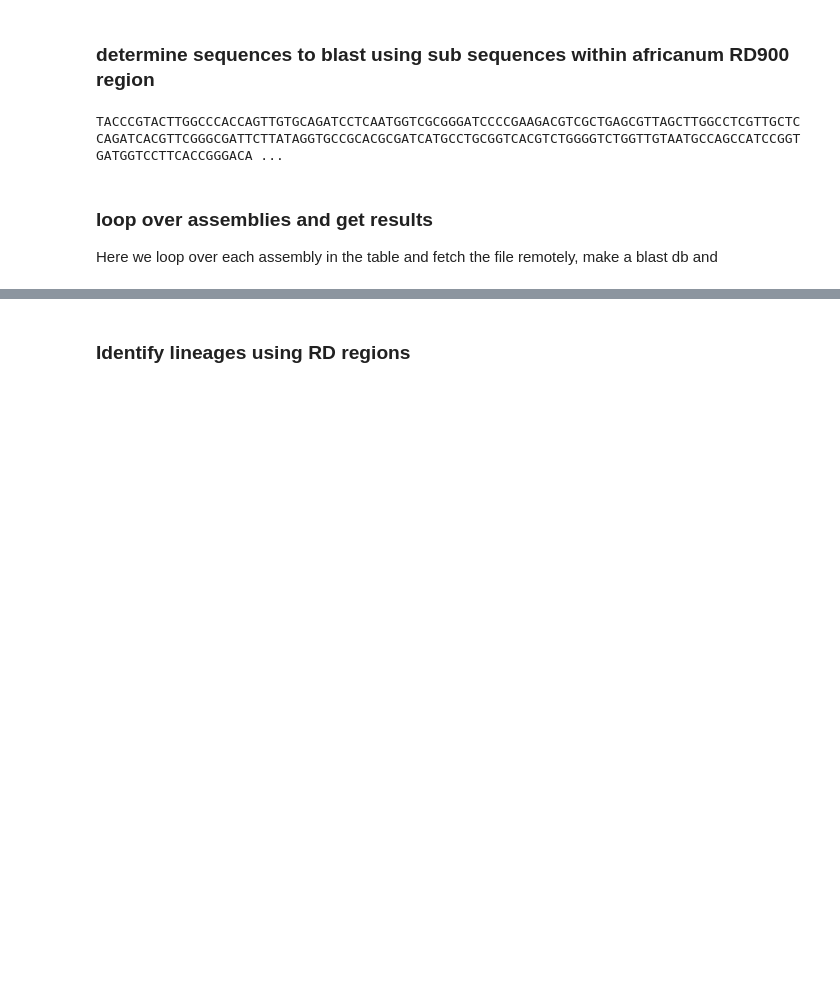
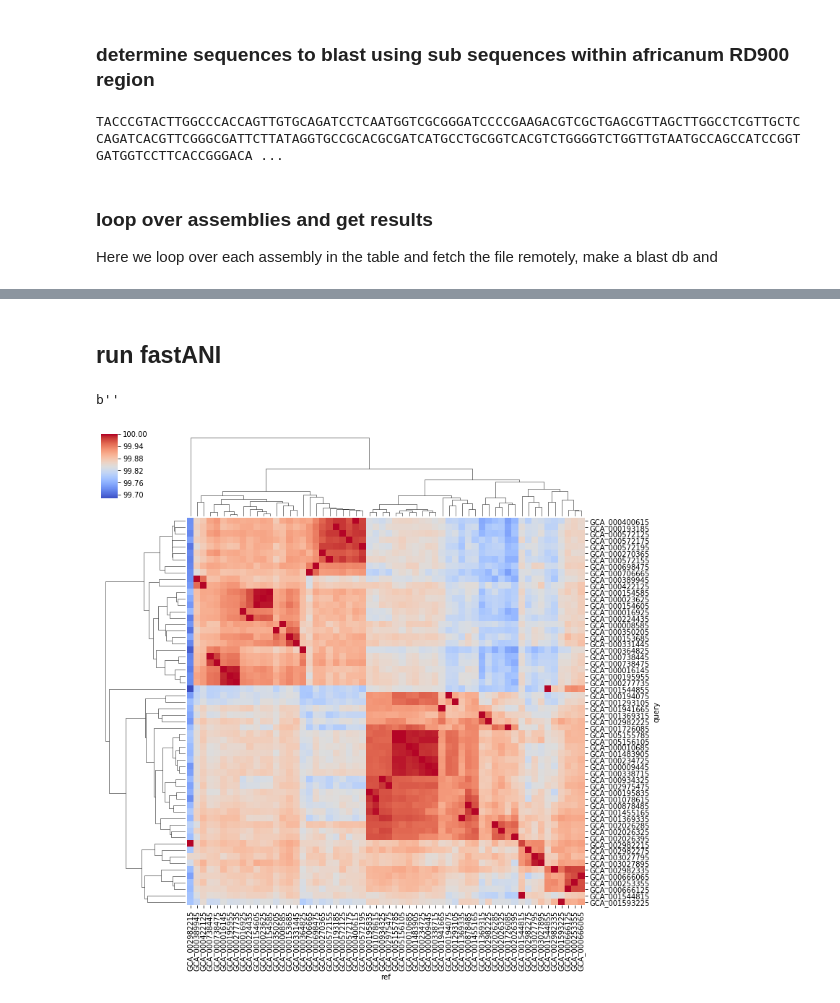
Before and after one commit to dmnfarrell/mtbc_analyses, a Jupyter notebook: rd900_analysis.ipynb, the cells around one changed output, grey strips where cells are left out. Saved outputs shown, nothing was run; the diff lists cells and outputs as text; code cells hidden in the pictures; blank space fills up the shorter version.

Commit message:
use fastani for species tree

```diff
--- a/rd900_analysis.ipynb
+++ b/rd900_analysis.ipynb
@@ -182,11 +189,31 @@ anim = pd.read_csv('ANIm_out/ANIm_percentage_identity.tab',sep='\t',index_col=0)
+# %% [markdown]
+## run fastANI
+# %%
+#anim = pd.read_csv('ANIm_out/ANIm_percentage_identity.tab',sep='\t',index_col=0)
+def get_fastani():
+    import re
+    df = pd.read_csv('fastani.out',sep='\t',names=['query','ref','ident','x','y'])
+    df['query'] = df['query'].apply(lambda x: re.split(r"[\./]+",x)[1])
+    df['ref'] = df['ref'].apply(lambda x: re.split(r"[\./]+",x)[1])
+    x = pd.pivot_table(df,index='query',values='ident',columns=['ref'])
+    return x
+
+cmd = 'fastANI --ql reference.txt --rl query.txt -o fastani.out -t 10'
+subprocess.check_output(cmd,shell=True)
+# %% [output]
+b''
+# %%
+anim = get_fastani()
+#anim
 # %%
-df = filtered[:50].set_index('Assembly').species
+df = filtered.set_index('Assembly_nover').species
 mapping = df.to_dict()
-#labels = df['Assembly'].map(mapping)
-anim.index = anim.index.map(mapping)
+#anim.columns.map(mapping)
+#anim.index = anim.index.map(mapping)
 anim.to_csv('anim_matrix.csv')
 #anim
 # %%
-sns.clustermap(anim,xticklabels=1,cmap='coolwarm',figsize=(10,10))
+cl=sns.clustermap(anim,xticklabels=1,yticklabels=1,cmap='coolwarm',figsize=(12,12))
+cl.savefig('anim_clustermap.png',dpi=150)
+# %% [output]
+[figure, added]
-# %% [markdown]
-### Identify lineages using RD regions
```
Also changed, not shown: parts of 9 cells of this notebook, 5 other files.
